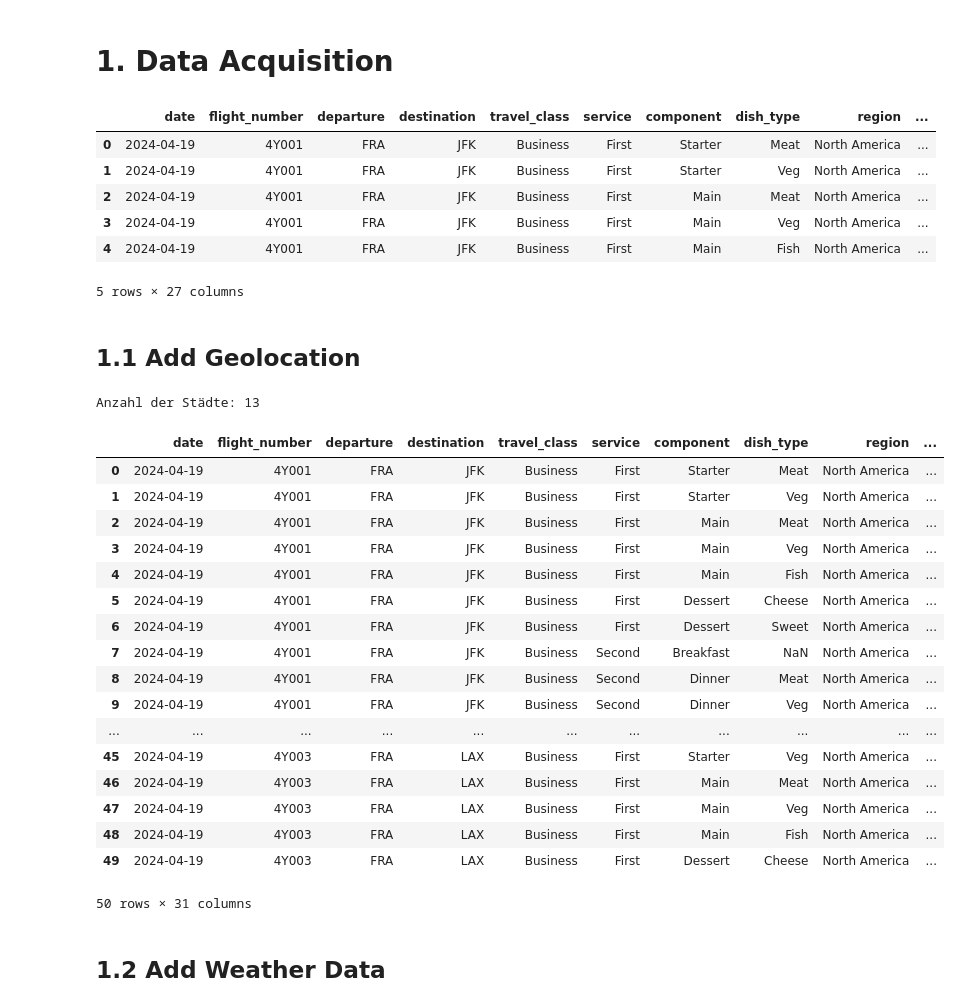
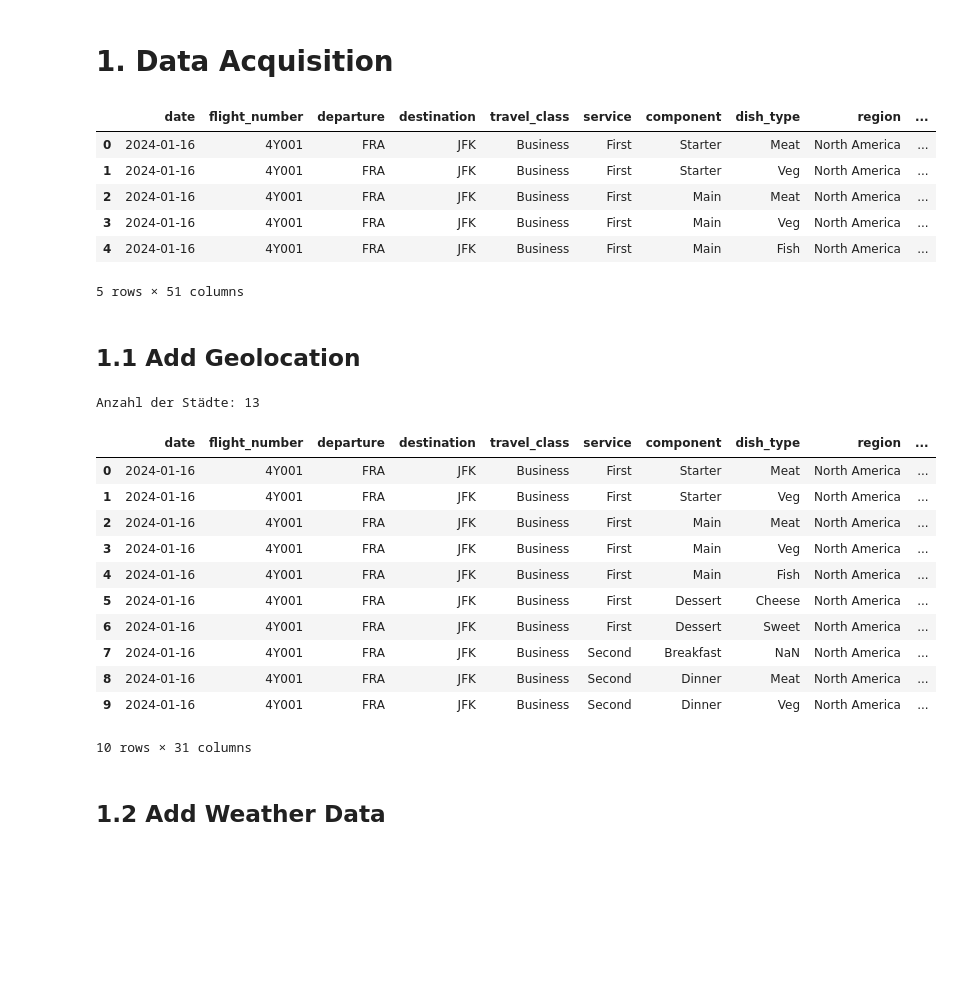
Before and after one commit to EmilHPI/material-dashboard, a Jupyter notebook: pipeline/data_pipeline.ipynb, the cells around one changed output. Saved outputs shown, nothing was run; the diff lists cells and outputs as text; code cells hidden in the pictures; blank space fills up the shorter version.

Commit message:
past_data wird für Modell vorbereitet

```diff
--- a/pipeline/data_pipeline.ipynb
+++ b/pipeline/data_pipeline.ipynb
@@ -21,4 +21,4 @@ from sklearn.linear_model import LinearRegression
 from sklearn.preprocessing import OneHotEncoder
 
 
-df_import = pd.read_csv("import_data/new_dummy_data.csv", delimiter=";")
+df_import = pd.read_csv("import_data/past_dummy_data.csv", delimiter=";")
@@ -28,4 +26,4 @@ DtypeWarning: Columns (20,21) have mixed types. Specify dtype option on import o
 ### Data Cleaning
 # %%
 #wenn Spalte 'amount_used'leer ist, dann wird diese Zeile gelöscht (unbrauchbar)
-df = df.dropna(subset=['amount_used'])
+df_import = df_import.dropna(subset=['amount_used'])
@@ -54,12 +44,12 @@ Anzahl der Zeilen nach der Löschung: 50
 df_import.head(5)
 # %% [output]
 |  | date | flight_number | departure | destination | travel_class | service | component | dish_type | region | ... |
-| 0 | 2024-04-19 | 4Y001 | FRA | JFK | Business | First | Starter | Meat | North America | ... |
-| 1 | 2024-04-19 | 4Y001 | FRA | JFK | Business | First | Starter | Veg | North America | ... |
-| 2 | 2024-04-19 | 4Y001 | FRA | JFK | Business | First | Main | Meat | North America | ... |
-| 3 | 2024-04-19 | 4Y001 | FRA | JFK | Business | First | Main | Veg | North America | ... |
-| 4 | 2024-04-19 | 4Y001 | FRA | JFK | Business | First | Main | Fish | North America | ... |
+| 0 | 2024-01-16 | 4Y001 | FRA | JFK | Business | First | Starter | Meat | North America | ... |
+| 1 | 2024-01-16 | 4Y001 | FRA | JFK | Business | First | Starter | Veg | North America | ... |
+| 2 | 2024-01-16 | 4Y001 | FRA | JFK | Business | First | Main | Meat | North America | ... |
+| 3 | 2024-01-16 | 4Y001 | FRA | JFK | Business | First | Main | Veg | North America | ... |
+| 4 | 2024-01-16 | 4Y001 | FRA | JFK | Business | First | Main | Fish | North America | ... |
-5 rows × 27 columns
+5 rows × 51 columns
 # %% [markdown]
 ## 1.1 Add Geolocation
 # %%
@@ -93,51 +83,45 @@ def create_df(cities):
         'longitude': [x['longitude'] for x in coords]
     })
     return df_coords
 
 departure_airports = set(df_import["departure"])
 destination_airports = set(df_import["destination"])
 
 all_airports = list(departure_airports.union(destination_airports))
 
 df_airports = create_df(all_airports)
 
 df_import['departure'] = df_import['departure'].astype(str)
 df_import['destination'] = df_import['destination'].astype(str)
 df_airports['city'] = df_airports['city'].astype(str)
 
 df = df_import.merge(df_airports.rename(columns={
     'city': 'departure',
     'latitude': 'departure_latitude',
     'longitude': 'departure_longitude'
 }), on='departure', how='left')
 
 df = df.merge(df_airports.rename(columns={
     'city': 'destination',
     'latitude': 'destination_latitude',
     'longitude': 'destination_longitude'
 }), on='destination', how='left')
 
-df.head(50)
+df.head(10)
 # %% [output]
 Anzahl der Städte: 13
 |  | date | flight_number | departure | destination | travel_class | service | component | dish_type | region | ... |
-| 0 | 2024-04-19 | 4Y001 | FRA | JFK | Business | First | Starter | Meat | North America | ... |
-| 1 | 2024-04-19 | 4Y001 | FRA | JFK | Business | First | Starter | Veg | North America | ... |
-| 2 | 2024-04-19 | 4Y001 | FRA | JFK | Business | First | Main | Meat | North America | ... |
-| 3 | 2024-04-19 | 4Y001 | FRA | JFK | Business | First | Main | Veg | North America | ... |
-| 4 | 2024-04-19 | 4Y001 | FRA | JFK | Business | First | Main | Fish | North America | ... |
-| 5 | 2024-04-19 | 4Y001 | FRA | JFK | Business | First | Dessert | Cheese | North America | ... |
-| 6 | 2024-04-19 | 4Y001 | FRA | JFK | Business | First | Dessert | Sweet | North America | ... |
-| 7 | 2024-04-19 | 4Y001 | FRA | JFK | Business | Second | Breakfast | NaN | North America | ... |
-| 8 | 2024-04-19 | 4Y001 | FRA | JFK | Business | Second | Dinner | Meat | North America | ... |
-| 9 | 2024-04-19 | 4Y001 | FRA | JFK | Business | Second | Dinner | Veg | North America | ... |
-| ... | ... | ... | ... | ... | ... | ... | ... | ... | ... | ... |
-| 45 | 2024-04-19 | 4Y003 | FRA | LAX | Business | First | Starter | Veg | North America | ... |
-| 46 | 2024-04-19 | 4Y003 | FRA | LAX | Business | First | Main | Meat | North America | ... |
-| 47 | 2024-04-19 | 4Y003 | FRA | LAX | Business | First | Main | Veg | North America | ... |
-| 48 | 2024-04-19 | 4Y003 | FRA | LAX | Business | First | Main | Fish | North America | ... |
-| 49 | 2024-04-19 | 4Y003 | FRA | LAX | Business | First | Dessert | Cheese | North America | ... |
+| 0 | 2024-01-16 | 4Y001 | FRA | JFK | Business | First | Starter | Meat | North America | ... |
+| 1 | 2024-01-16 | 4Y001 | FRA | JFK | Business | First | Starter | Veg | North America | ... |
+| 2 | 2024-01-16 | 4Y001 | FRA | JFK | Business | First | Main | Meat | North America | ... |
+| 3 | 2024-01-16 | 4Y001 | FRA | JFK | Business | First | Main | Veg | North America | ... |
+| 4 | 2024-01-16 | 4Y001 | FRA | JFK | Business | First | Main | Fish | North America | ... |
+| 5 | 2024-01-16 | 4Y001 | FRA | JFK | Business | First | Dessert | Cheese | North America | ... |
+| 6 | 2024-01-16 | 4Y001 | FRA | JFK | Business | First | Dessert | Sweet | North America | ... |
+| 7 | 2024-01-16 | 4Y001 | FRA | JFK | Business | Second | Breakfast | NaN | North America | ... |
+| 8 | 2024-01-16 | 4Y001 | FRA | JFK | Business | Second | Dinner | Meat | North America | ... |
+| 9 | 2024-01-16 | 4Y001 | FRA | JFK | Business | Second | Dinner | Veg | North America | ... |
-50 rows × 31 columns
+10 rows × 31 columns
 # %% [markdown]
 ## 1.2 Add Weather Data
 # %%
```
Also changed, not shown: parts of 29 cells of this notebook, 8 other files.
